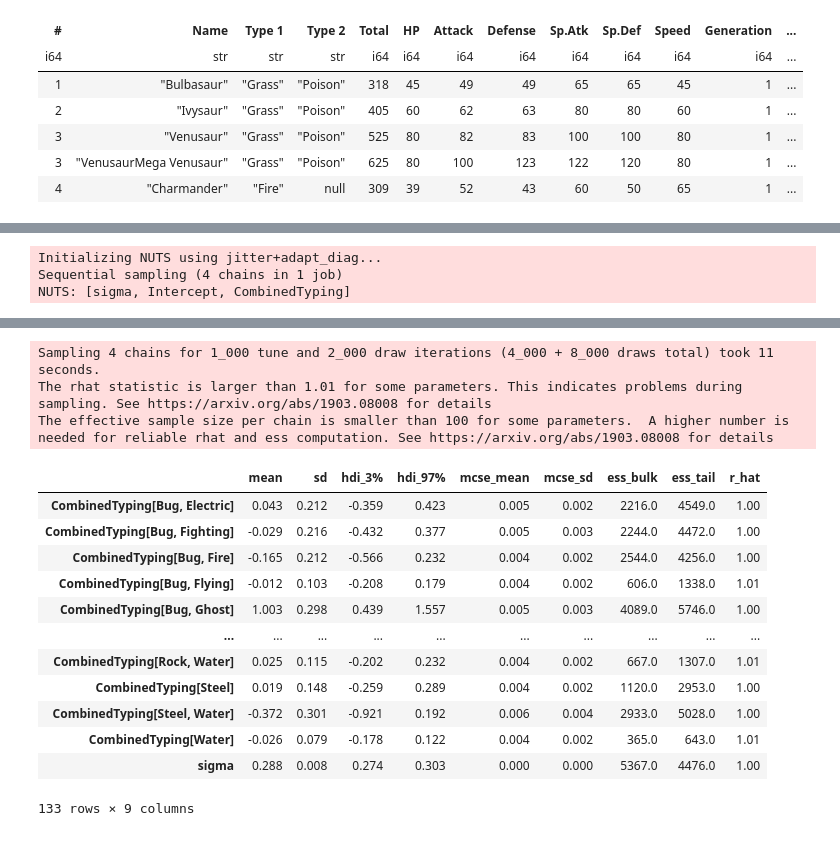
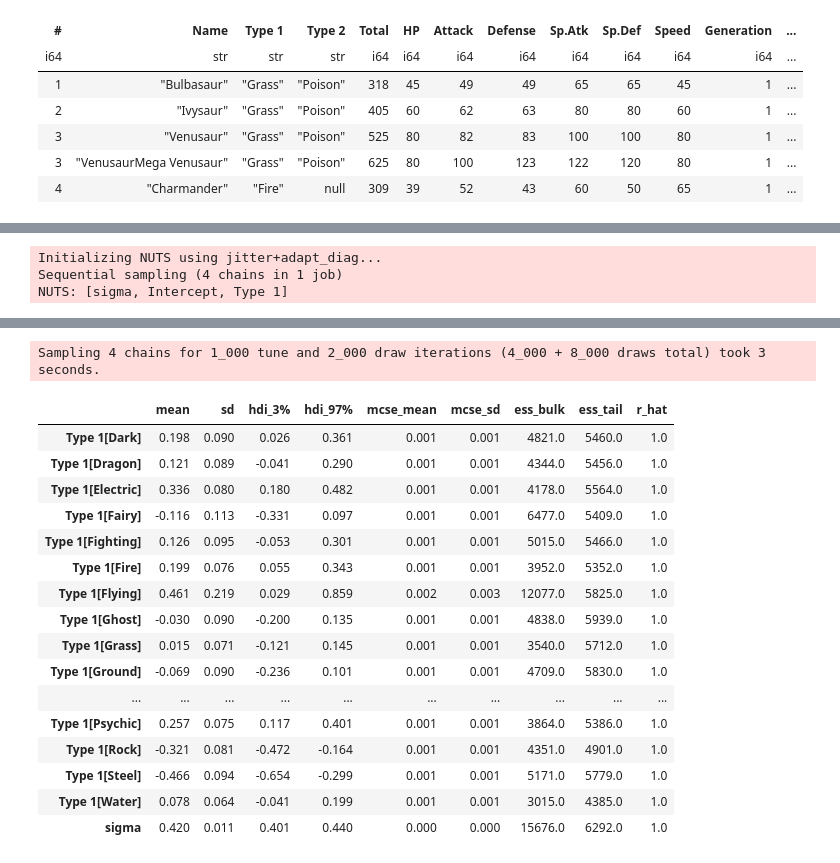
Before and after one commit to teisnotte/pokemon_bayesian_analysis, a Jupyter notebook: project/model.ipynb, the cells around one changed output, grey strips where cells are left out. Cells and saved outputs as stored; diff of their text form; code cells hidden in the pictures.

```diff
--- a/project/model.ipynb
+++ b/project/model.ipynb
@@ -38,12 +38,12 @@ closed_pokemon_df.shape
 (800, 13)
 # %%
 # columns = [HP, Attack, Defense, SpAtk, SpDef, Speed]
-sbp = [
-    ([2, 5], [0, 1, 3, 4]),  # B1: {Defense, Speed} vs {HP, Attack, SpAtk, SpDef}
-    ([5],    [2]),           # B2: {Speed} vs {Defense}
-    ([1, 3, 4], [0]),        # B3: {Attack, SpAtk, SpDef} vs {HP}
-    ([4],    [1, 3]),        # B4: {SpDef} vs {Attack, SpAtk}
-    ([3],    [1])            # B5: {SpAtk} vs {Attack}
+contrast_matrix = [
+    ([5],    [2]),           # B1: {Speed} vs {Defense}
+    ([1], [3, 4]),           # B2: {Attack} vs {SpAtk, SpDef}
+    ([0], [2, 4]),           # B3: {HP} vs {Defense, SpDef}
+    ([3], [0, 5]),           # B4: {SpAtk} vs {HP, Speed}
+    ([1, 4], [2]),           # B5: {Attack, SpDef} vs {Defense}
 ]
 
 def ilr_from_sbp(X, sbp):
@@ -62,7 +62,7 @@ def ilr_from_sbp(X, sbp):
         Z.append(coef * (np.log(gm_pos) - np.log(gm_neg)))
     return np.column_stack(Z)
 # %%
-ilr_df = ilr_from_sbp(closed_pokemon_df[old_col].to_numpy(), sbp)
+ilr_df = ilr_from_sbp(closed_pokemon_df[old_col].to_numpy(), contrast_matrix)
 # %%
 unique_typing = set(pokemon_df["Type 1"].unique().to_list() + pokemon_df["Type 2"].unique().to_list()) - set([None])
 
@@ -110,6 +112,6 @@ model_df.head()
 # %%
 model = bmb.Model(
-    "B1 ~ CombinedTyping",
+    "B1 ~ 'Type 1'",
     data = model_df,
     family="gaussian"
 )
@@ -160,33 +140,35 @@ array([[<Axes: title={'center': 'Intercept'}>,
 # %%
 idata = model.fit(
     draws = 2000,
     chains = 4,
     cores = 1,
     random_seed = SEED,
     backend = "jax"
 )
 
-az.summary(idata, var_names=["CombinedTyping", "sigma"])
+az.summary(idata, var_names=["Type 1", "sigma"])
 # %% [output]
 Initializing NUTS using jitter+adapt_diag...
 Sequential sampling (4 chains in 1 job)
-NUTS: [sigma, Intercept, CombinedTyping]
+NUTS: [sigma, Intercept, Type 1]
 [interactive output not drawn]
 [interactive output not drawn]
-Sampling 4 chains for 1_000 tune and 2_000 draw iterations (4_000 + 8_000 draws total) took 11 seconds.
-The rhat statistic is larger than 1.01 for some parameters. This indicates problems during sampling. See https://arxiv.org/abs/1903.08008 for details
-The effective sample size per chain is smaller than 100 for some parameters.  A higher number is needed for reliable rhat and ess computation. See https://arxiv.org/abs/1903.08008 for details
+Sampling 4 chains for 1_000 tune and 2_000 draw iterations (4_000 + 8_000 draws total) took 3 seconds.
 |  | mean | sd | hdi_3% | hdi_97% | mcse_mean | mcse_sd | ess_bulk | ess_tail | r_hat |
-| CombinedTyping[Bug, Electric] | 0.043 | 0.212 | -0.359 | 0.423 | 0.005 | 0.002 | 2216.0 | 4549.0 | 1.00 |
-| CombinedTyping[Bug, Fighting] | -0.029 | 0.216 | -0.432 | 0.377 | 0.005 | 0.003 | 2244.0 | 4472.0 | 1.00 |
-| CombinedTyping[Bug, Fire] | -0.165 | 0.212 | -0.566 | 0.232 | 0.004 | 0.002 | 2544.0 | 4256.0 | 1.00 |
-| CombinedTyping[Bug, Flying] | -0.012 | 0.103 | -0.208 | 0.179 | 0.004 | 0.002 | 606.0 | 1338.0 | 1.01 |
-| CombinedTyping[Bug, Ghost] | 1.003 | 0.298 | 0.439 | 1.557 | 0.005 | 0.003 | 4089.0 | 5746.0 | 1.00 |
+| Type 1[Dark] | 0.198 | 0.090 | 0.026 | 0.361 | 0.001 | 0.001 | 4821.0 | 5460.0 | 1.0 |
+| Type 1[Dragon] | 0.121 | 0.089 | -0.041 | 0.290 | 0.001 | 0.001 | 4344.0 | 5456.0 | 1.0 |
+| Type 1[Electric] | 0.336 | 0.080 | 0.180 | 0.482 | 0.001 | 0.001 | 4178.0 | 5564.0 | 1.0 |
+| Type 1[Fairy] | -0.116 | 0.113 | -0.331 | 0.097 | 0.001 | 0.001 | 6477.0 | 5409.0 | 1.0 |
+| Type 1[Fighting] | 0.126 | 0.095 | -0.053 | 0.301 | 0.001 | 0.001 | 5015.0 | 5466.0 | 1.0 |
+| Type 1[Fire] | 0.199 | 0.076 | 0.055 | 0.343 | 0.001 | 0.001 | 3952.0 | 5352.0 | 1.0 |
+| Type 1[Flying] | 0.461 | 0.219 | 0.029 | 0.859 | 0.002 | 0.003 | 12077.0 | 5825.0 | 1.0 |
+| Type 1[Ghost] | -0.030 | 0.090 | -0.200 | 0.135 | 0.001 | 0.001 | 4838.0 | 5939.0 | 1.0 |
+| Type 1[Grass] | 0.015 | 0.071 | -0.121 | 0.145 | 0.001 | 0.001 | 3540.0 | 5712.0 | 1.0 |
+| Type 1[Ground] | -0.069 | 0.090 | -0.236 | 0.101 | 0.001 | 0.001 | 4709.0 | 5830.0 | 1.0 |
 | ... | ... | ... | ... | ... | ... | ... | ... | ... | ... |
-| CombinedTyping[Rock, Water] | 0.025 | 0.115 | -0.202 | 0.232 | 0.004 | 0.002 | 667.0 | 1307.0 | 1.01 |
-| CombinedTyping[Steel] | 0.019 | 0.148 | -0.259 | 0.289 | 0.004 | 0.002 | 1120.0 | 2953.0 | 1.00 |
-| CombinedTyping[Steel, Water] | -0.372 | 0.301 | -0.921 | 0.192 | 0.006 | 0.004 | 2933.0 | 5028.0 | 1.00 |
-| CombinedTyping[Water] | -0.026 | 0.079 | -0.178 | 0.122 | 0.004 | 0.002 | 365.0 | 643.0 | 1.01 |
-| sigma | 0.288 | 0.008 | 0.274 | 0.303 | 0.000 | 0.000 | 5367.0 | 4476.0 | 1.00 |
+| Type 1[Psychic] | 0.257 | 0.075 | 0.117 | 0.401 | 0.001 | 0.001 | 3864.0 | 5386.0 | 1.0 |
+| Type 1[Rock] | -0.321 | 0.081 | -0.472 | -0.164 | 0.001 | 0.001 | 4351.0 | 4901.0 | 1.0 |
+| Type 1[Steel] | -0.466 | 0.094 | -0.654 | -0.299 | 0.001 | 0.001 | 5171.0 | 5779.0 | 1.0 |
+| Type 1[Water] | 0.078 | 0.064 | -0.041 | 0.199 | 0.001 | 0.001 | 3015.0 | 4385.0 | 1.0 |
+| sigma | 0.420 | 0.011 | 0.401 | 0.440 | 0.000 | 0.000 | 15676.0 | 6292.0 | 1.0 |
-133 rows × 9 columns
 # %%
```
Also changed, not shown: parts of 18 cells of this notebook, 31 other files.
